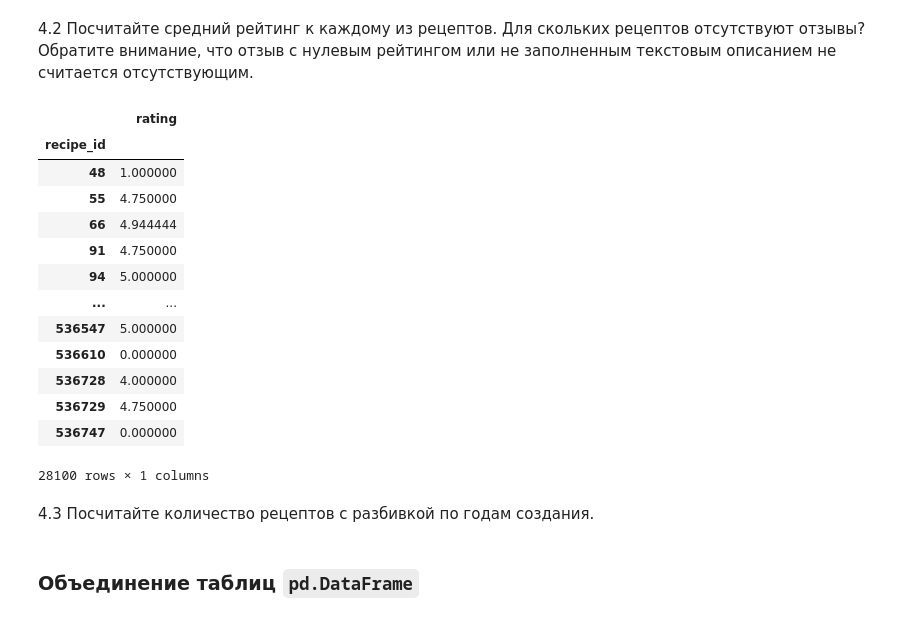
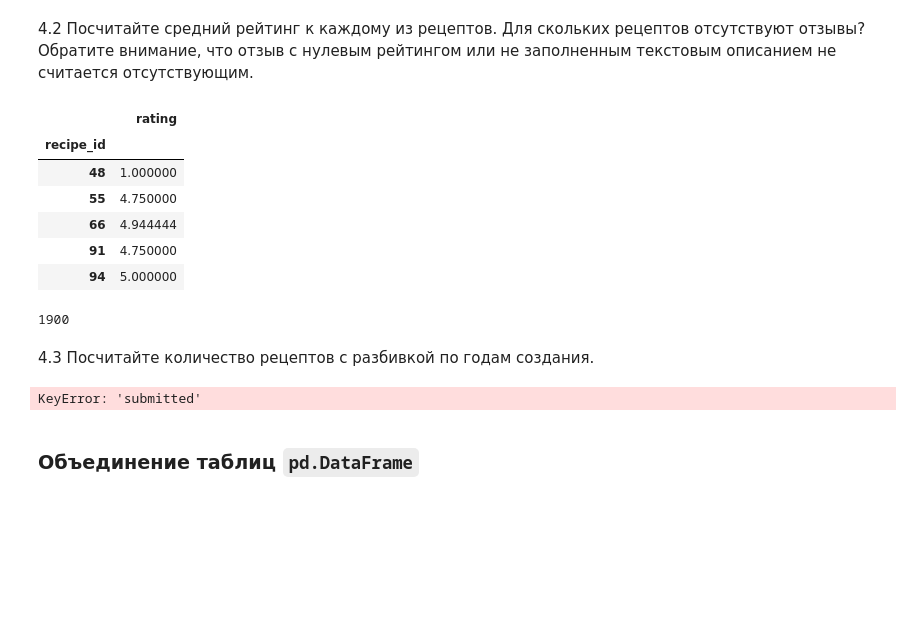
Before and after one commit to bobrotopor/AI, a Jupyter notebook: learn_ai_tools/hm_4/02_pandas_Фамилия_Имя_в2.ipynb, the cells around one changed output. Saved outputs shown, nothing was run; the diff lists cells and outputs as text; code cells hidden in the pictures; blank space fills up the shorter version.

```diff
--- a/learn_ai_tools/hm_4/02_pandas_Фамилия_Имя_в2.ipynb
+++ b/learn_ai_tools/hm_4/02_pandas_Фамилия_Имя_в2.ipynb
@@ -303,24 +303,31 @@ Name: 1768, dtype: int64
 4.2 Посчитайте средний рейтинг к каждому из рецептов. Для скольких рецептов отсутствуют отзывы? Обратите внимание, что отзыв с нулевым рейтингом или не заполненным текстовым описанием не считается отсутствующим.
 # %%
 group_by_recipe_id_reviews = reviews.groupby(['recipe_id']).agg({'rating': 'mean'})
-group_by_recipe_id_reviews
+group_by_recipe_id_reviews.head()
 # %% [output]
 |  | rating |
 | recipe_id |  |
 | 48 | 1.000000 |
 | 55 | 4.750000 |
 | 66 | 4.944444 |
 | 91 | 4.750000 |
 | 94 | 5.000000 |
-| ... | ... |
-| 536547 | 5.000000 |
-| 536610 | 0.000000 |
-| 536728 | 4.000000 |
-| 536729 | 4.750000 |
-| 536747 | 0.000000 |
-28100 rows × 1 columns
+# %%
+rev_recepes_unique = reviews['recipe_id'].unique()
+recepes_unique = recipes['id'].unique()
+len(recepes_unique) - len(rev_recepes_unique)
+# %% [output]
+1900
 # %% [markdown]
 4.3 Посчитайте количество рецептов с разбивкой по годам создания.
+# %%
+temp = pd.to_datetime(recipes['submitted']).dt.to_period('Y')
+temp.head()
+
+# recipes_num_by_year = temp.groupby(['submitted'])
+# recipes_num_by_year
+# %% [output]
+KeyError: 'submitted'
 # %% [markdown]
 ### Объединение таблиц `pd.DataFrame`
 # %% [markdown]
```
Also changed, not shown: parts of 1 cell of this notebook.
